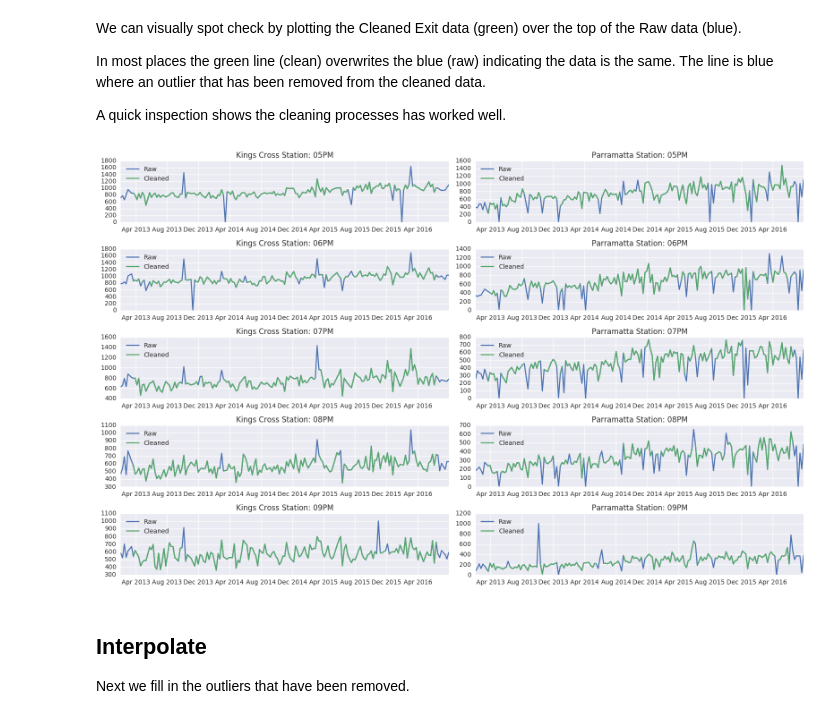
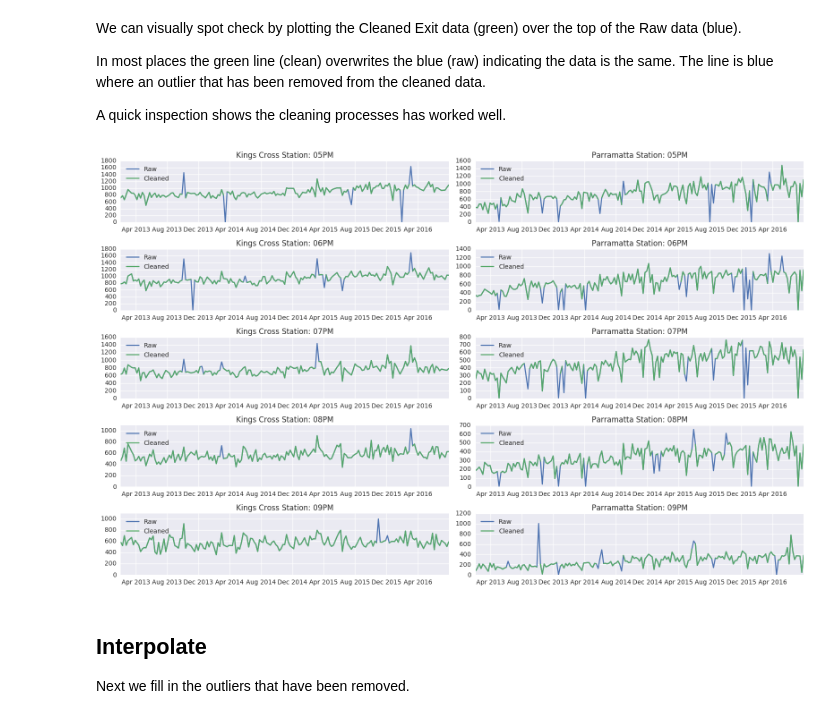
Before and after one commit to Kevin-McIsaac/Nightlife, a Jupyter notebook: Train Validation Data Exploratory Data Analysis.ipynb, the cells around one changed output. Saved outputs shown, nothing was run; the diff lists cells and outputs as text; code cells hidden in the pictures.

```diff
--- a/Train Validation Data Exploratory Data Analysis.ipynb
+++ b/Train Validation Data Exploratory Data Analysis.ipynb
@@ -121,6 +123,8 @@ Looking at this data, these are consecuative Sat & Sun days from 2013-02-02 to 2
 ## Find Outliers
 
 Looking at histograms of Kings Cross and Parramatta at 5pm, 6pm and 7pm on Saturday shows the Exit volumes are approximately symetrical distributed with some outliers.
+# %%
+df = pd.read_pickle("TrainValidationData/df.pkl")
 # %%
 fig, grid = plt.subplots(nrows=5, ncols=2, sharex=False, sharey=False, squeeze=True, figsize=(16, 12))
 for time, axes in zip(["05PM", "06PM", "07PM", "08PM", "09PM"], grid):
@@ -138,19 +142,27 @@ Since these is approximately symetric can use a [Robust Zscore](http://eurekasta
 import numpy as np
 from statsmodels import robust
 
-def outlier_to_NaN(npArray, sd = 4):
-    '''replace outliers (i.e., robust zscore >  sd) by NaN'''
 
-    if len(npArray) % 2 == 0:
+def outlier(df, window=13, sd=6, on=None):
+    ''' Replace outliers based on a rolling windows with NaN'''
+
+    def outlier_to_NaN(npArray, sd):
+
+        x = npArray[len(npArray)//2]
+        outlier = abs(x - np.median(npArray))/robust.mad(npArray) > sd
+
+        return (x if (not outlier) else np.NaN)
+
+    if window % 2 == 0:
         raise ValueError('Window must be odd')
 
-    x = npArray[len(npArray)//2]
-    outlier = 1.4826 *abs(x - np.median(npArray))/robust.mad(npArray) > sd
 
-    return (x if (not outlier) else np.NaN)
+    df_clean = (df.rolling(window=window, center=True, on=on).
+                 apply(lambda x: outlier_to_NaN(x, sd=sd)))
 
-def outlier(df, window=13, sd=5, on='Date'):
-    ''' Replace outliers based on a rolling windows with NaN'''
-    return (df.rolling(window=window, center=True, on=on).
-                 apply(lambda x: outlier_to_NaN(x, sd=sd)))
+    #add back the items at the start/end that get set to NaN due to the rolling window
+    df_clean[:window//2] =  df[:window//2]
+    df_clean[-window//2:] = df[-window//2:]
+
+    return df_clean
 # %% [markdown]
@@ -162,6 +170,6 @@ pd.__version__
 # %%
-df1 = (df.groupby(['Station', 'Night', 'Time'], as_index=False).
-           apply(lambda x: outlier(x)))
+df_clean = (df.groupby(['Station', 'Night', 'Time'], as_index=False).
+                   apply(lambda x: outlier(x, window=15, sd=4, on='Date')))
 # %% [markdown]
 Checking the length and start/end dates match gives a level of confidence in the processes
 # %%
@@ -177,17 +185,18 @@ A quick inspection shows the cleaning processes has worked well.
 # %%
 fig, grid = plt.subplots(nrows=5, ncols=2, sharex=False, sharey=False, squeeze=True, figsize=(16, 10))
 for time, axes in zip(["05PM", "06PM", "07PM", "08PM", "09PM"], grid):
     for station, ax in zip(["Kings Cross Station", "Parramatta Station"], axes):
         ts = df.query('Station == @station and Night == "Saturday" and Time == @time')
         ax.plot(ts.Date, ts.Exit, label='Raw')
-        ts1 = df1.query('Station == @station and Night == "Saturday" and Time == @time')
+        ts1 = df_clean.query('Station == @station and Night == "Saturday" and Time == @time')
         ax.plot(ts1.Date, ts1.Exit, label='Cleaned')
         ax.legend(loc='upper left')
         ax.set_title(station + ": " + time)
+        ax.set_ylim((0,None))
 
 plt.tight_layout()
 # %% [output]
-[figure, old version]
+[figure, new version]
 # %% [markdown]
 ## Interpolate
 
```
Also changed, not shown: parts of 26 cells of this notebook.
